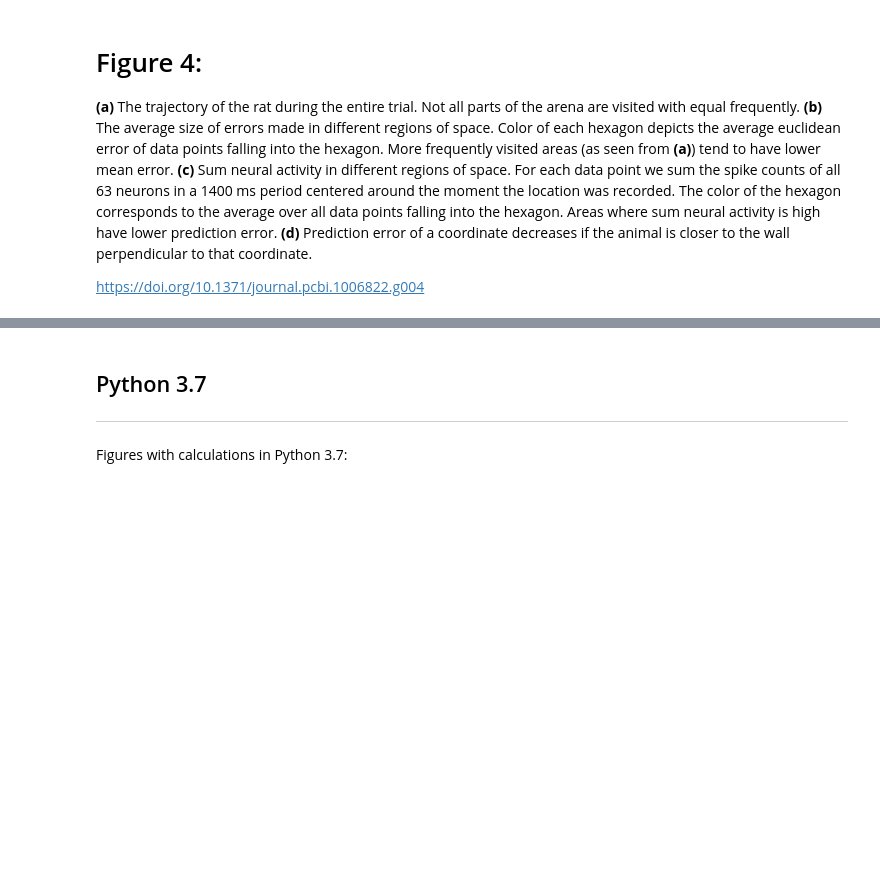
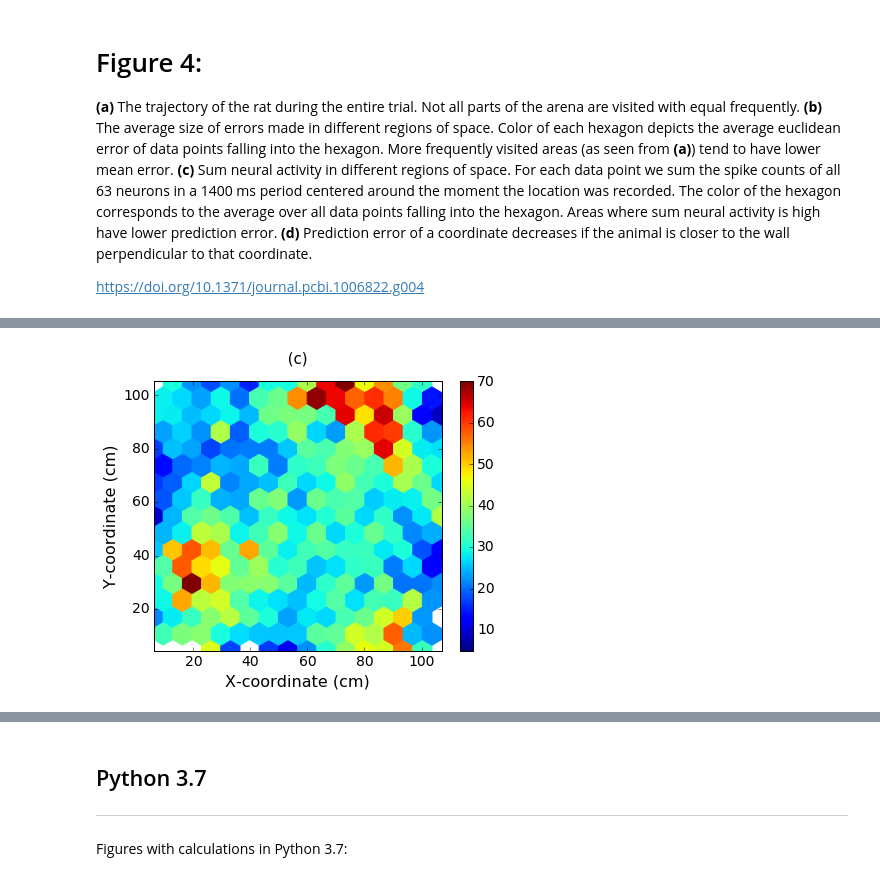
Before and after one commit to Notebook-Factory/NeuralDecoding_book, a Jupyter notebook: content/03/subsection/02-04/sos_notebook4.ipynb, the cells around one changed output, grey strips where cells are left out. Drawn from its saved outputs; the diff is of its cells as text; code cells hidden in the pictures; blank space fills up the shorter version.

```diff
--- a/content/03/subsection/02-04/sos_notebook4.ipynb
+++ b/content/03/subsection/02-04/sos_notebook4.ipynb
@@ -16,0 +143,81 @@ Figure with calculations in Python 2.7 Matplotlib:
+# %%
+%use Python2
+import numpy as np
+import matplotlib.pyplot as plt
+%matplotlib inline
+from scipy.stats import binned_statistic
+import math
+import scipy.io as scio
+import matplotlib.style
+# import matplotlib as mpl
+# mpl.style.use('classic')
+from sklearn.model_selection import KFold
+
+def min_dist_in_train(node, nodes):
+    nodes = np.asarray(nodes)
+    deltas = nodes - node
+    dist_2 = np.einsum('ij,ij->i', deltas, deltas)
+    return np.min(dist_2)
+
+def nearby_in_train(node, nodes):
+    nodes = np.asarray(nodes)
+    deltas = nodes - node
+    dist_2 = np.einsum('ij,ij->i', deltas, deltas)
+    ordered = sorted(dist_2)
+    ii=0
+    while ordered[ii]<10:
+        ii+=1
+    return ii
+
+raw_y = np.loadtxt("data/R2192_1x1400_at35_step200_bin100-RAW_pos.dat")
+raw_feat = np.loadtxt("data/R2192_1x1400_at35_step200_bin100-RAW_feat.dat")
+
+closest_points=[]
+count_nearby = []
+activity=[]
+
+kf = KFold(n_splits=10)
+
+
+for i, (rest_idx, test_idx) in enumerate(kf.split(raw_y)):
+    if np.min(test_idx)==0: #first fol left out
+        rest_idx = np.array(sorted(rest_idx)[99:])
+        test_idx = np.array(sorted(test_idx)[99:])
+    elif np.max(test_idx)== raw_y.shape[0]-1: #last fold left out
+        rest_idx = np.array(sorted(rest_idx)[99:])
+        test_idx = np.array(sorted(test_idx)[99:])
+    else:
+        assert (np.min(test_idx)>np.min(rest_idx))
+        assert (np.max(test_idx)<np.max(rest_idx))
+
+        all_idx = np.array(range(raw_y.shape[0]))
+        #print all_idx[99:np.min(test_idx)].shape,all_idx[np.max(test_idx)+100:].shape
+        rest_idx = np.hstack((all_idx[99:np.min(test_idx)],all_idx[np.max(test_idx)+100:]))
+        test_idx = np.array(sorted(test_idx)[99:])
+#     print "Fold nr ",i," shapes ", test_idx.shape, rest_idx.shape
+    test = raw_y[test_idx]
+    rest = raw_y[rest_idx]
+    for loc in test:
+        closest_points.append(min_dist_in_train(loc,rest))
+        count_nearby.append(nearby_in_train(loc,rest))
+    # find the lines in activity matrix, sum and append
+    test_activity = np.sum(raw_feat[test_idx,:],axis=1)
+    activity = np.concatenate([activity,test_activity])
+
+
+# This is based on only train set and on 1400ms windows
+plt.figure(figsize=(6,5))
+plt.title(" (c) ",fontsize=15, y=1.05, x=0.5)
+plt.hexbin(y[:,0], y[:,1],C=activity/1.4, gridsize=15, vmin=5, vmax=70)
+plt.xlim([np.min(y[:,0]), np.max(y[:,0])])
+plt.ylim([np.min(y[:,1]), np.max(y[:,1])])
+plt.xlabel("X-coordinate (cm)",fontsize=16)
+plt.ylabel("Y-coordinate (cm)",fontsize=16)
+plt.xticks(fontsize=14)
+plt.yticks(fontsize=14)
+cbar = plt.colorbar(ticks=[0,10,20,30,40,50,60,70]);
+cbar.ax.set_yticklabels([10,20,30,40,50,60,70],fontsize=14)
+plt.tight_layout()
+plt.show()
+# %% [output]
+[figure, added]
```
Also changed, not shown: parts of 7 cells of this notebook, 5 other files.
